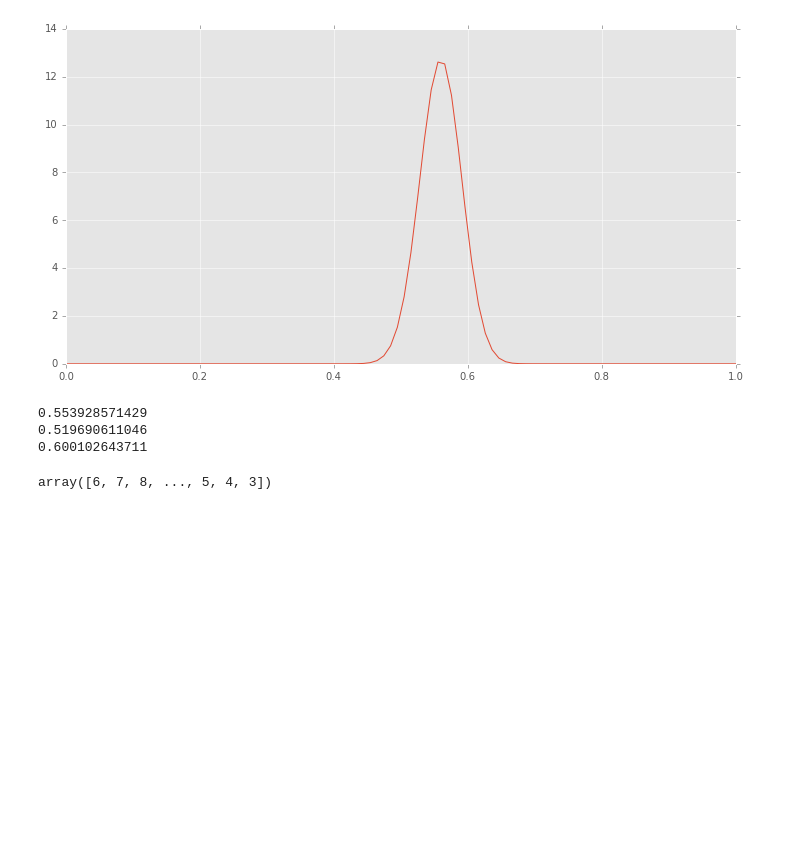
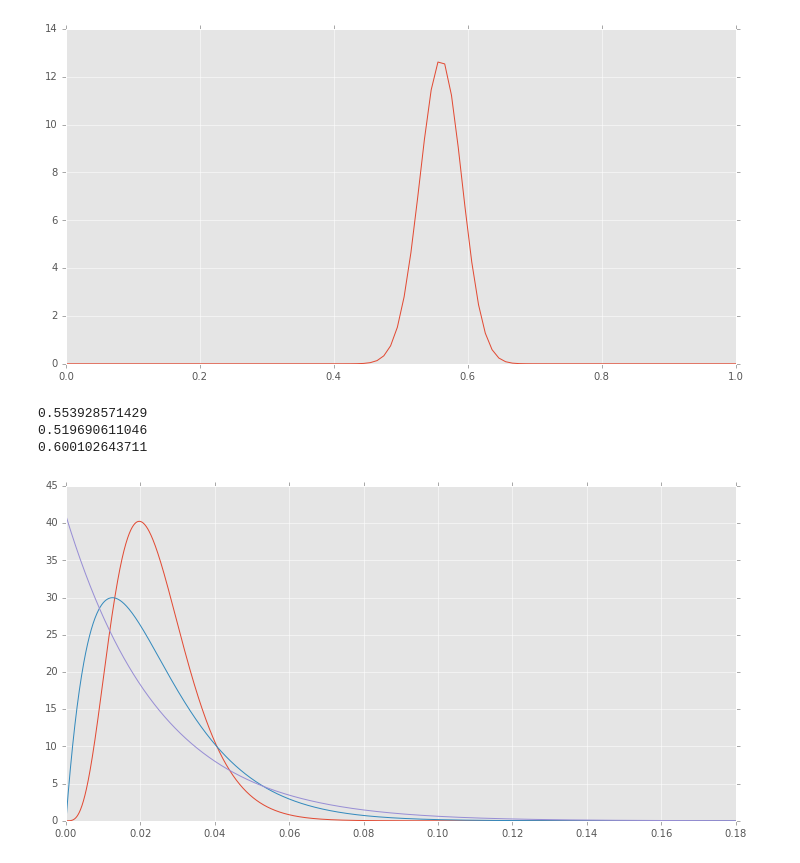
Before and after one commit to CanCeylan/data-analysis-projects, a Jupyter notebook: Understanding the beta distribution.ipynb, the cells around one changed output. Drawn from its saved outputs; the diff is of its cells as text; code cells hidden in the pictures; blank space fills up the shorter version.

```diff
--- a/Understanding the beta distribution.ipynb
+++ b/Understanding the beta distribution.ipynb
@@ -119,8 +119,12 @@ print(btdtri(140, 110, 0.9))
 0.553928571429
 0.519690611046
 0.600102643711
-# %%
-x = np.random.poisson(5, 10000)
-x
-# %% [output]
-array([6, 7, 8, ..., 5, 4, 3])
+# %%
+# x = np.linspace(0, 1.0, 100)
+x = np.arange (0, 0.18, 0.0001)
+s1 = beta.pdf(x,5,200)
+s2 = beta.pdf(x,2,80)
+s3 = beta.pdf(x,1,41)
+plt.plot(x,s1,x,s2,x,s3);
+# %% [output]
+[figure, added]
```
Also changed, not shown: parts of 1 cell of this notebook, 2 other files.
